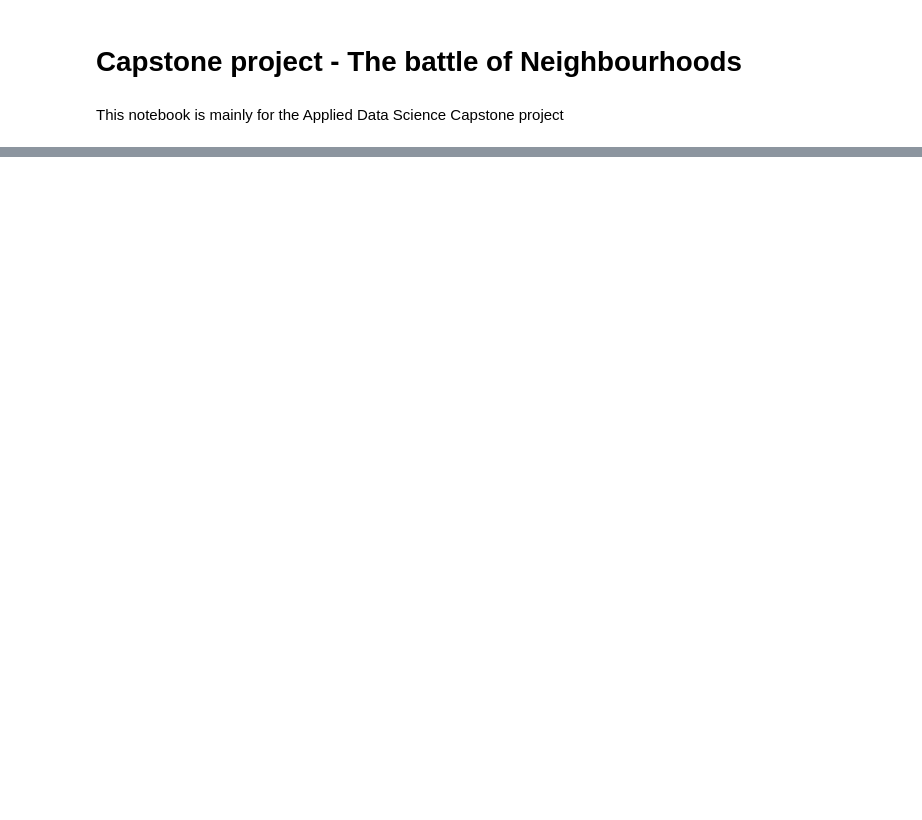
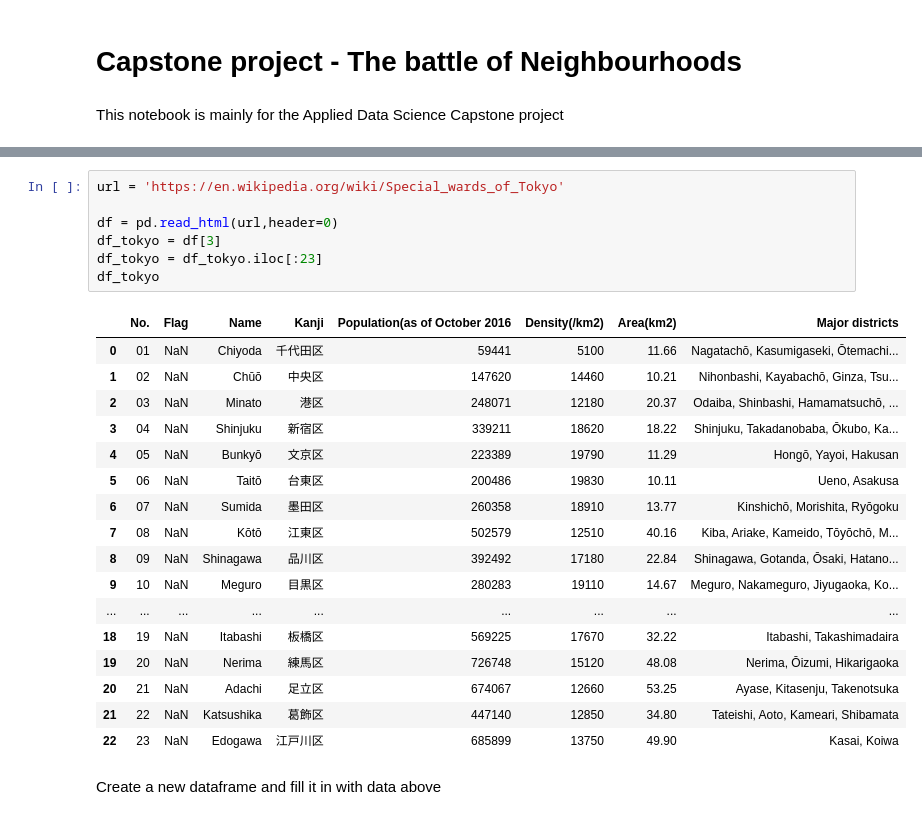
Before and after one commit to VeraDJW/Applied_data_science_capstone, a Jupyter notebook: Capstone project.ipynb, the cells around one changed output, grey strips where cells are left out. Cells and saved outputs as stored; diff of their text form; blank space fills up the shorter version.

```diff
--- a/Capstone project.ipynb
+++ b/Capstone project.ipynb
@@ -27,0 +25,27 @@ With the increase demand in housing market, the price keeps going up. Residents
+# %%
+url = 'https://en.wikipedia.org/wiki/Special_wards_of_Tokyo'
+
+df = pd.read_html(url,header=0)
+df_tokyo = df[3]
+df_tokyo = df_tokyo.iloc[:23]
+df_tokyo
+# %% [output]
+|  | No. | Flag | Name | Kanji | Population(as of October 2016 | Density(/km2) | Area(km2) | Major districts |
+| 0 | 01 | NaN | Chiyoda | 千代田区 | 59441 | 5100 | 11.66 | Nagatachō, Kasumigaseki, Ōtemachi... |
+| 1 | 02 | NaN | Chūō | 中央区 | 147620 | 14460 | 10.21 | Nihonbashi, Kayabachō, Ginza, Tsu... |
+| 2 | 03 | NaN | Minato | 港区 | 248071 | 12180 | 20.37 | Odaiba, Shinbashi, Hamamatsuchō, ... |
+| 3 | 04 | NaN | Shinjuku | 新宿区 | 339211 | 18620 | 18.22 | Shinjuku, Takadanobaba, Ōkubo, Ka... |
+| 4 | 05 | NaN | Bunkyō | 文京区 | 223389 | 19790 | 11.29 | Hongō, Yayoi, Hakusan |
+| 5 | 06 | NaN | Taitō | 台東区 | 200486 | 19830 | 10.11 | Ueno, Asakusa |
+| 6 | 07 | NaN | Sumida | 墨田区 | 260358 | 18910 | 13.77 | Kinshichō, Morishita, Ryōgoku |
+| 7 | 08 | NaN | Kōtō | 江東区 | 502579 | 12510 | 40.16 | Kiba, Ariake, Kameido, Tōyōchō, M... |
+| 8 | 09 | NaN | Shinagawa | 品川区 | 392492 | 17180 | 22.84 | Shinagawa, Gotanda, Ōsaki, Hatano... |
+| 9 | 10 | NaN | Meguro | 目黒区 | 280283 | 19110 | 14.67 | Meguro, Nakameguro, Jiyugaoka, Ko... |
+| ... | ... | ... | ... | ... | ... | ... | ... | ... |
+| 18 | 19 | NaN | Itabashi | 板橋区 | 569225 | 17670 | 32.22 | Itabashi, Takashimadaira |
+| 19 | 20 | NaN | Nerima | 練馬区 | 726748 | 15120 | 48.08 | Nerima, Ōizumi, Hikarigaoka |
+| 20 | 21 | NaN | Adachi | 足立区 | 674067 | 12660 | 53.25 | Ayase, Kitasenju, Takenotsuka |
+| 21 | 22 | NaN | Katsushika | 葛飾区 | 447140 | 12850 | 34.80 | Tateishi, Aoto, Kameari, Shibamata |
+| 22 | 23 | NaN | Edogawa | 江戸川区 | 685899 | 13750 | 49.90 | Kasai, Koiwa |
+# %% [markdown]
+Create a new dataframe and fill it in with data above
```
Also changed, not shown: parts of 43 cells of this notebook.
